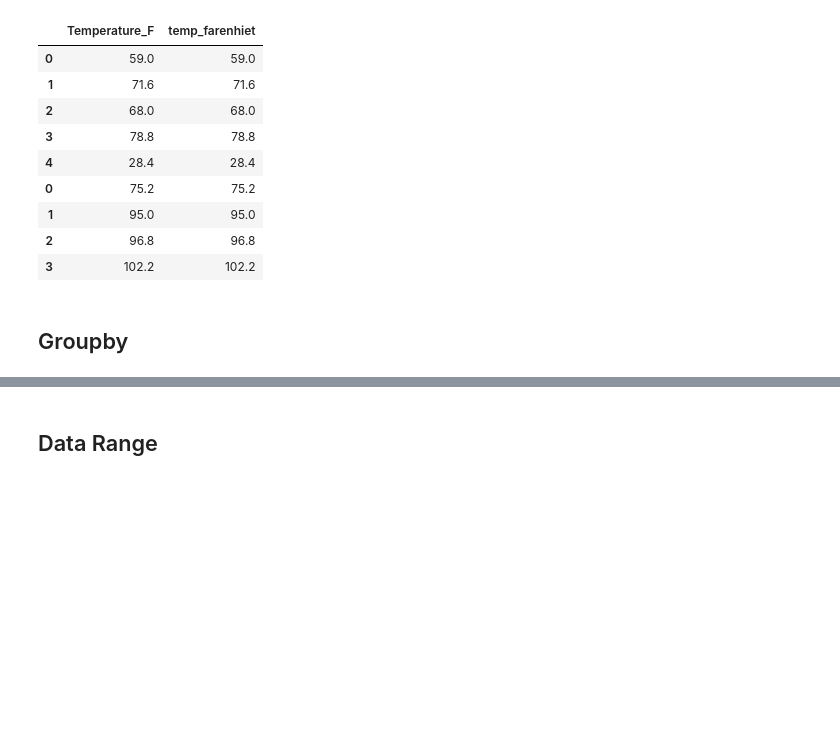
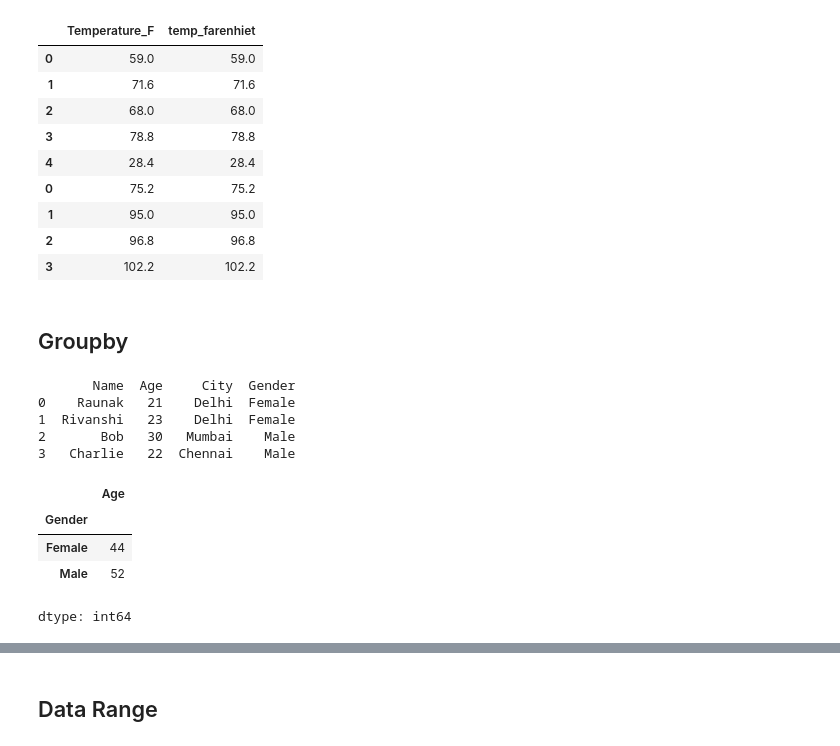
Before and after one commit to RaunakRana14/python-data-structure-assignment, a Jupyter notebook: Pandas Assignment Day 10.ipynb, the cells around one changed output, grey strips where cells are left out. Cells and saved outputs as stored; diff of their text form; code cells hidden in the pictures; blank space fills up the shorter version.

```diff
--- a/Pandas Assignment Day 10.ipynb
+++ b/Pandas Assignment Day 10.ipynb
@@ -492,7 +492,34 @@ d3.iloc[:, -2:]
 # Create a dataframe using dictionary of your choice
 
 # data =
+# Create a dataframe using dictionary of your choice
+
+import pandas as pd
+
+data = {
+    'Name': ['Raunak','Rivanshi', 'Bob', 'Charlie'],
+    'Age': [21,23, 30, 22],
+    'City':['Delhi','Delhi', 'Mumbai', 'Chennai'],
+    'Gender':['Female','Female','Male','Male']
+}
+
+df = pd.DataFrame(data)
+
+print(df)
+# %% [output]
+       Name  Age     City  Gender
+0    Raunak   21    Delhi  Female
+1  Rivanshi   23    Delhi  Female
+2       Bob   30   Mumbai    Male
+3   Charlie   22  Chennai    Male
 # %%
 # Use Groupby of single column with aggregate sum()
+df.groupby('Gender')['Age'].sum()
+# %% [output]
+|  | Age |
+| Gender |  |
+| Female | 44 |
+| Male | 52 |
+dtype: int64
 # %%
 # Use Groupby of single column with aggregate count()
```
Also changed, not shown: parts of 12 cells of this notebook.
